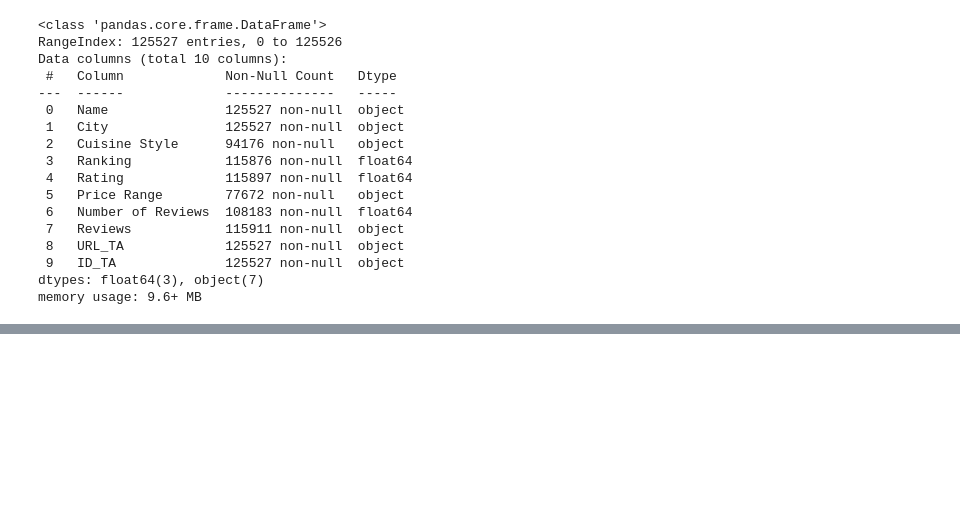
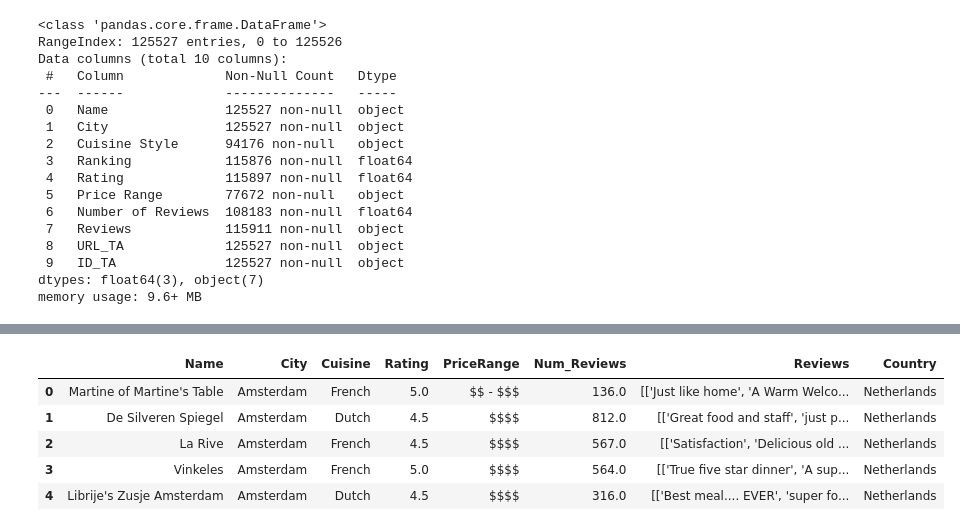
Before and after one commit to anilembel/TripAdvisor_Restaurants_31Cities, a Jupyter notebook: EDA_TripAdvisor.ipynb, the cells around one changed output, grey strips where cells are left out. Saved outputs shown, nothing was run; the diff lists cells and outputs as text; code cells hidden in the pictures; blank space fills up the shorter version.

```diff
--- a/EDA_TripAdvisor.ipynb
+++ b/EDA_TripAdvisor.ipynb
@@ -131,0 +277,33 @@ memory usage: 7.7+ MB
+# %%
+#Here, I created a dictionary to hold the all cuisine types.
+#I used it to fill some of the missing cuisine values, from the restaurant name.
+#If the restaurant has its cuisine type inside of its name, fill the missing value with it.
+cuisineDict = {}
+for i in df.Cuisine:
+    arr = i.split(",")
+    for j in range(len(arr)):
+        if arr[j] in cuisineDict:
+            cuisineDict[arr[j]] += 1
+        else:
+            cuisineDict[arr[j]] = 1
+
+for i in cuisineDict:
+    df.loc[(df.Name.str.lower().str.contains(i.lower()) & (df.Cuisine == "")), "Cuisine"] = i
+# %%
+df.drop(df[df.Cuisine == ""].index, inplace = True)
+# %%
+for i in ["Mediterranean", "Central European", "Eastern European", "European", "Scandinavian", "Vegetarian Friendly"]:
+    df.loc[df.Cuisine.str.contains(("," + i)), "Cuisine"] =  df.loc[df.Cuisine.str.contains(("," + i)), "Cuisine"].replace(("," + i), "", regex = True)
+    df.loc[df.Cuisine.str.contains((i + ",")), "Cuisine"] =  df.loc[df.Cuisine.str.contains((i + ",")), "Cuisine"].replace((i + ","), "", regex = True)
+
+#Now I can just keep the first cuisine in the list
+df.Cuisine = df.Cuisine.apply(lambda x : x.split(",")[0])
+# %%
+df.head()
+# %% [output]
+|  | Name | City | Cuisine | Rating | PriceRange | Num_Reviews | Reviews | Country |
+| 0 | Martine of Martine's Table | Amsterdam | French | 5.0 | $$ - $$$ | 136.0 | [['Just like home', 'A Warm Welco... | Netherlands |
+| 1 | De Silveren Spiegel | Amsterdam | Dutch | 4.5 | $$$$ | 812.0 | [['Great food and staff', 'just p... | Netherlands |
+| 2 | La Rive | Amsterdam | French | 4.5 | $$$$ | 567.0 | [['Satisfaction', 'Delicious old ... | Netherlands |
+| 3 | Vinkeles | Amsterdam | French | 5.0 | $$$$ | 564.0 | [['True five star dinner', 'A sup... | Netherlands |
+| 4 | Librije's Zusje Amsterdam | Amsterdam | Dutch | 4.5 | $$$$ | 316.0 | [['Best meal.... EVER', 'super fo... | Netherlands |
```
Also changed, not shown: parts of 39 cells of this notebook.
